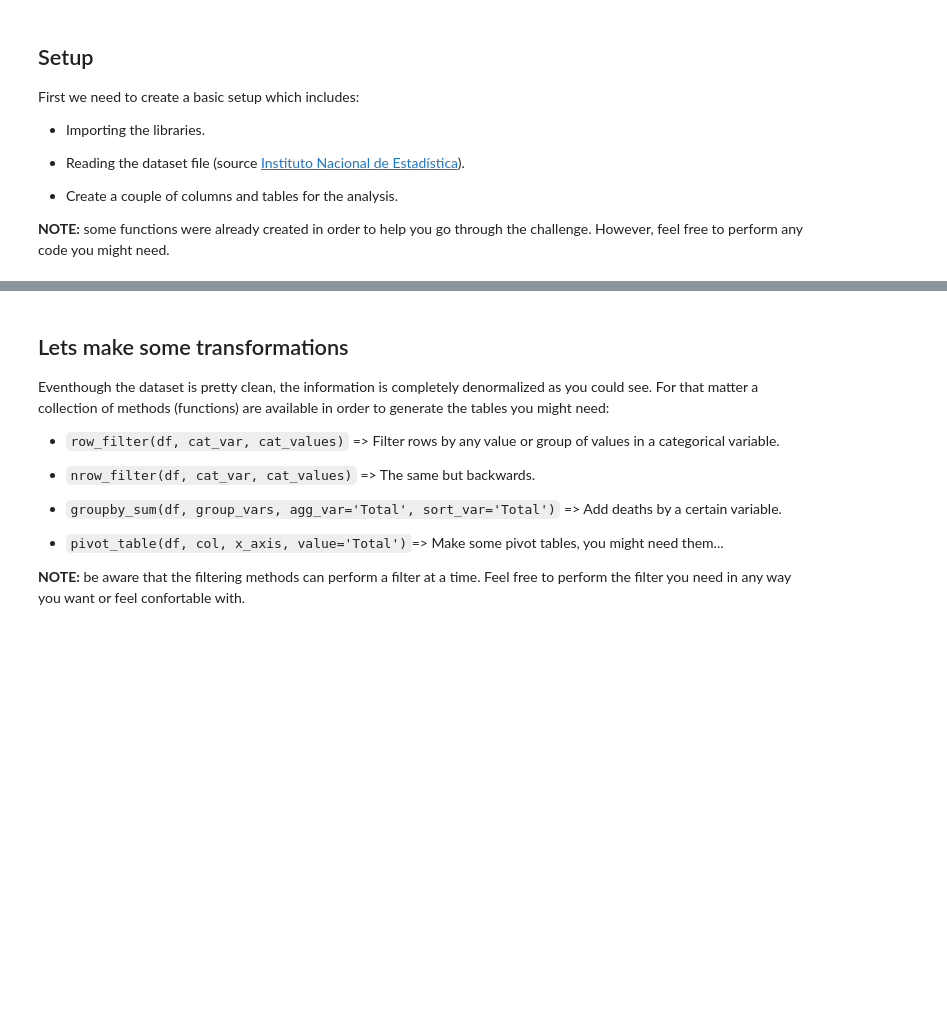
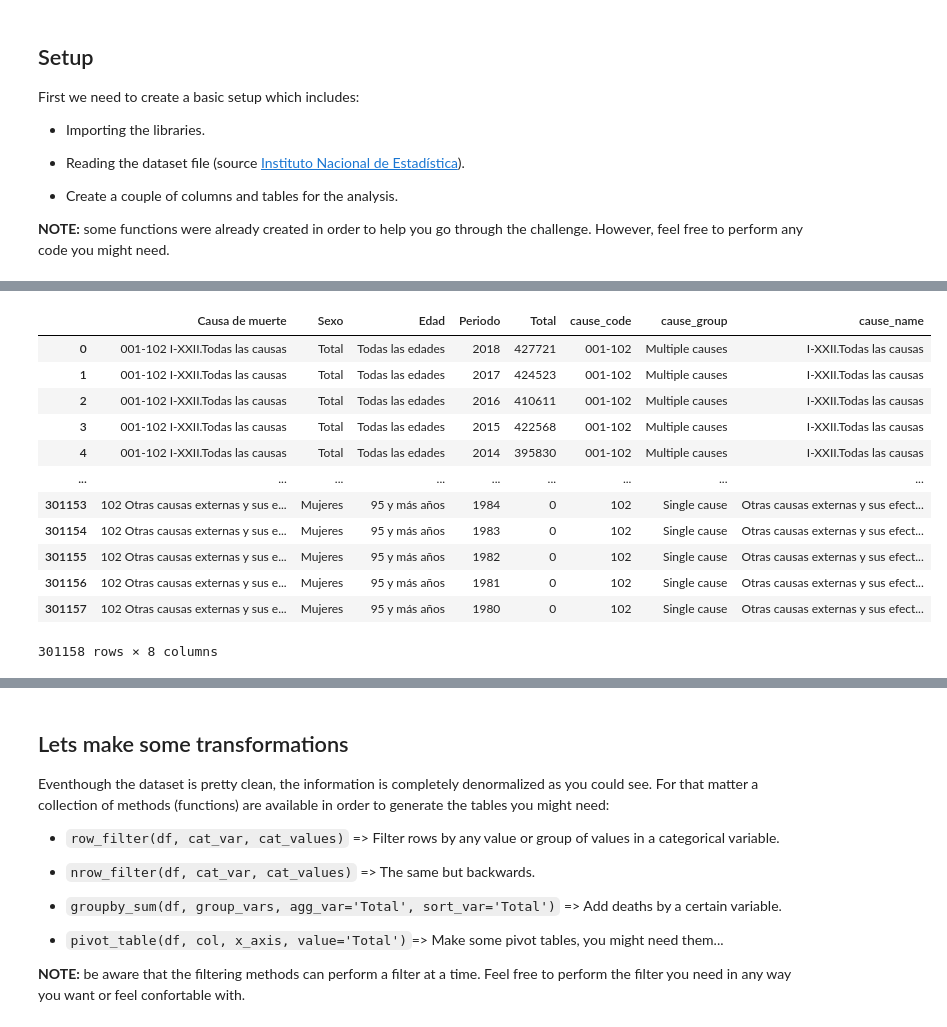
Before and after one commit to silviluliuma/deadly_viz_challenge, a Jupyter notebook: notebooks/deadly_viz_challenge.ipynb, the cells around one changed output, grey strips where cells are left out. Cells and saved outputs as stored; diff of their text form; code cells hidden in the pictures; blank space fills up the shorter version.

```diff
--- a/notebooks/deadly_viz_challenge.ipynb
+++ b/notebooks/deadly_viz_challenge.ipynb
@@ -45,0 +75,16 @@ deaths.info()
+# %%
+deaths
+# %% [output]
+|  | Causa de muerte | Sexo | Edad | Periodo | Total | cause_code | cause_group | cause_name |
+| 0 | 001-102 I-XXII.Todas las causas | Total | Todas las edades | 2018 | 427721 | 001-102 | Multiple causes | I-XXII.Todas las causas |
+| 1 | 001-102 I-XXII.Todas las causas | Total | Todas las edades | 2017 | 424523 | 001-102 | Multiple causes | I-XXII.Todas las causas |
+| 2 | 001-102 I-XXII.Todas las causas | Total | Todas las edades | 2016 | 410611 | 001-102 | Multiple causes | I-XXII.Todas las causas |
+| 3 | 001-102 I-XXII.Todas las causas | Total | Todas las edades | 2015 | 422568 | 001-102 | Multiple causes | I-XXII.Todas las causas |
+| 4 | 001-102 I-XXII.Todas las causas | Total | Todas las edades | 2014 | 395830 | 001-102 | Multiple causes | I-XXII.Todas las causas |
+| ... | ... | ... | ... | ... | ... | ... | ... | ... |
+| 301153 | 102 Otras causas externas y sus e... | Mujeres | 95 y más años | 1984 | 0 | 102 | Single cause | Otras causas externas y sus efect... |
+| 301154 | 102 Otras causas externas y sus e... | Mujeres | 95 y más años | 1983 | 0 | 102 | Single cause | Otras causas externas y sus efect... |
+| 301155 | 102 Otras causas externas y sus e... | Mujeres | 95 y más años | 1982 | 0 | 102 | Single cause | Otras causas externas y sus efect... |
+| 301156 | 102 Otras causas externas y sus e... | Mujeres | 95 y más años | 1981 | 0 | 102 | Single cause | Otras causas externas y sus efect... |
+| 301157 | 102 Otras causas externas y sus e... | Mujeres | 95 y más años | 1980 | 0 | 102 | Single cause | Otras causas externas y sus efect... |
+301158 rows × 8 columns
```
Also changed, not shown: parts of 17 cells of this notebook.
